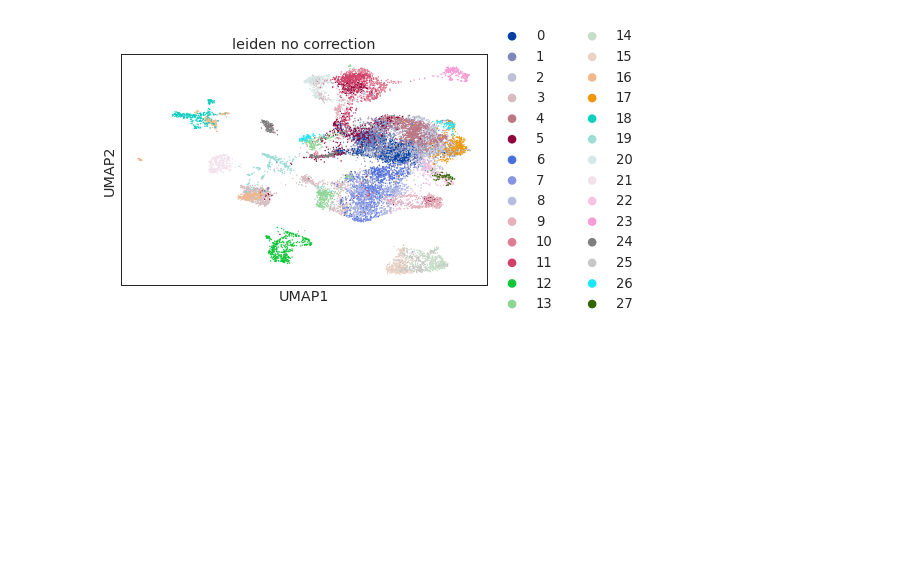
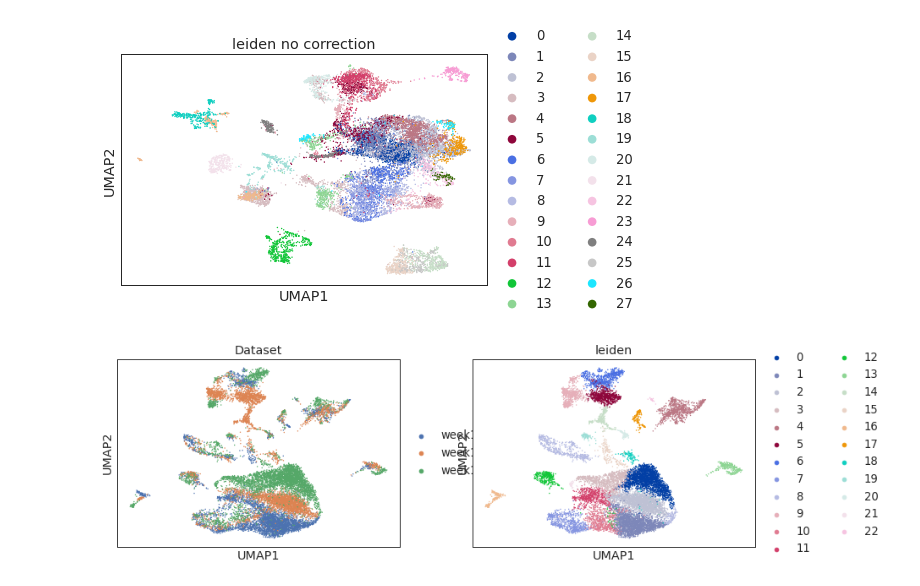
Before and after one commit to bchansen3/sc-testis_sum, a Jupyter notebook: sc-data_workup.ipynb, the cells around one changed output. Drawn from its saved outputs; the diff is of its cells as text; code cells hidden in the pictures; blank space fills up the shorter version.

```diff
--- a/sc-data_workup.ipynb
+++ b/sc-data_workup.ipynb
@@ -134,0 +139,4 @@ sc.pl.scatter(emb_all, basis='umap', color='leiden_no_correction')
+# %%
+sc.pl.umap(fet_all, color=['Dataset', 'leiden'])
+# %% [output]
+[figure, added]
```
Also changed, not shown: parts of 9 cells of this notebook.
